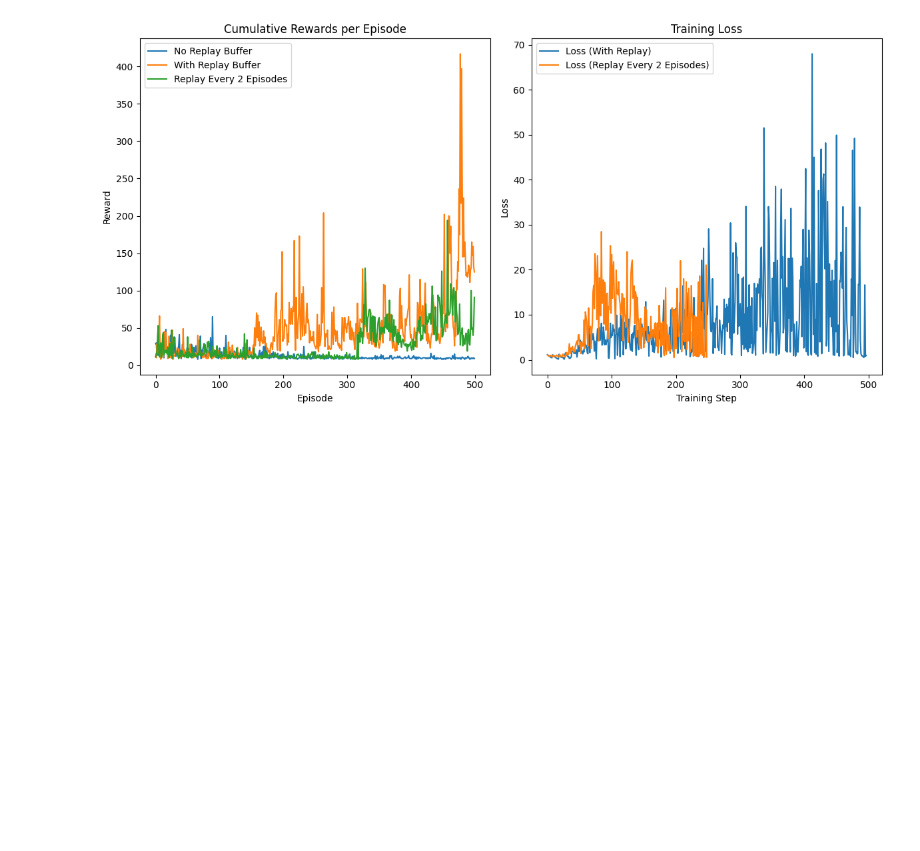
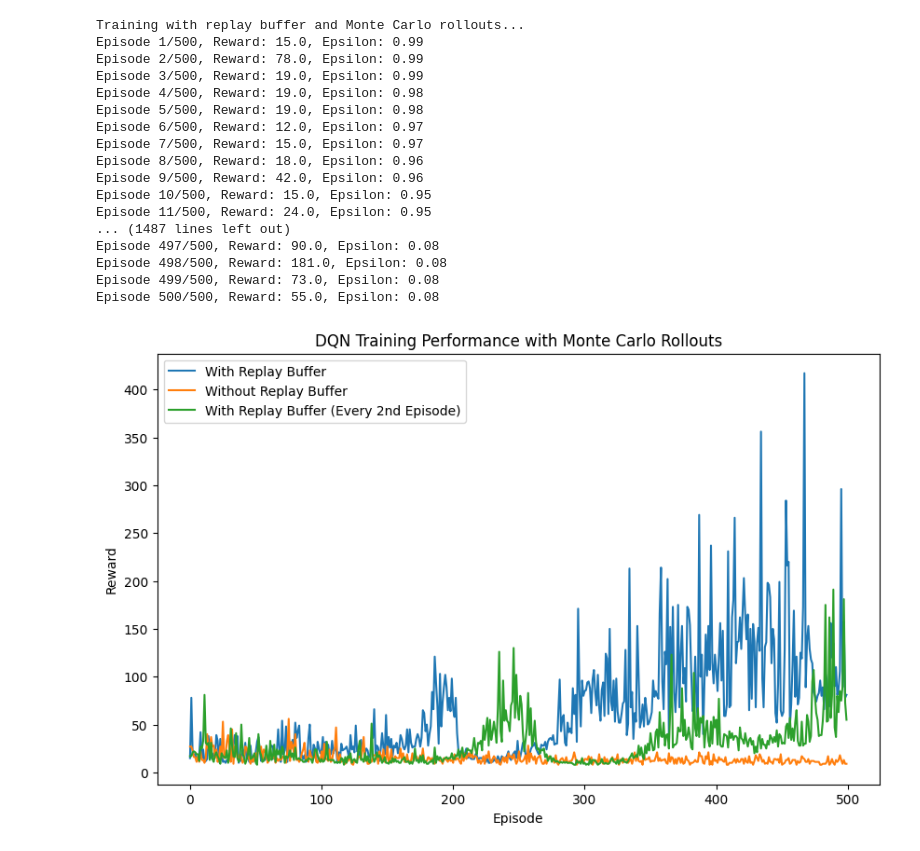
Before and after one commit to Anish1337/Cartpole, a Jupyter notebook: cartpole.ipynb, the cells around one changed output. Cells and saved outputs as stored; diff of their text form; code cells hidden in the pictures; blank space fills up the shorter version.

```diff
--- a/cartpole.ipynb
+++ b/cartpole.ipynb
@@ -243,26 +153,51 @@ rewards_with_replay_every_2, losses_with_replay_every_2 = train_agent(use_replay
-# %%
-
-# Plot results
-plt.figure(figsize=(12, 6))
-
-plt.subplot(1, 2, 1)
-plt.plot(rewards_no_replay, label="No Replay Buffer")
-plt.plot(rewards_with_replay, label="With Replay Buffer")
-plt.plot(rewards_with_replay_every_2, label="Replay Every 2 Episodes")
-plt.title("Cumulative Rewards per Episode")
-plt.xlabel("Episode")
-plt.ylabel("Reward")
-plt.legend()
-
-plt.subplot(1, 2, 2)
-plt.plot(losses_with_replay, label="Loss (With Replay)")
-plt.plot(losses_with_replay_every_2, label="Loss (Replay Every 2 Episodes)")
-plt.title("Training Loss")
-plt.xlabel("Training Step")
-plt.ylabel("Loss")
-plt.legend()
-
-plt.tight_layout()
-plt.show()
-# %% [output]
-[figure, removed]
+# %%
+# Graphs
+def plot_rewards(rewards_with_buffer, rewards_without_buffer, rewards_with_buffer_2nd):
+    plt.figure(figsize=(10, 6))
+    plt.plot(rewards_with_buffer, label="With Replay Buffer")
+    plt.plot(rewards_without_buffer, label="Without Replay Buffer")
+    plt.plot(rewards_with_buffer_2nd, label="With Replay Buffer (Every 2nd Episode)")
+    plt.xlabel("Episode")
+    plt.ylabel("Reward")
+    plt.title("DQN Training Performance with Monte Carlo Rollouts")
+    plt.legend()
+    plt.show()
+# %%
+
+# Main (train and plot)
+if __name__ == "__main__":
+    env = gym.make("CartPole-v1")
+
+    # Train with replay buffer
+    print("Training with replay buffer and Monte Carlo rollouts...")
+    rewards_with_buffer = train_dqn_monte_carlo(env, use_replay_buffer=True)
+
+    # Train without replay buffer
+    print("Training without replay buffer and Monte Carlo rollouts...")
+    rewards_without_buffer = train_dqn_monte_carlo(env, use_replay_buffer=False)
+
+    # Train with replay buffer, updating every 2nd episode
+    print("Training with replay buffer and Monte Carlo rollouts (every 2nd episode update)...")
+    rewards_with_buffer_2nd = train_dqn_monte_carlo(env, use_replay_buffer=True, train_every_2nd_episode=True)
+
+    # Plot results
+    plot_rewards(rewards_with_buffer, rewards_without_buffer, rewards_with_buffer_2nd)
+# %% [output]
+Training with replay buffer and Monte Carlo rollouts...
+Episode 1/500, Reward: 15.0, Epsilon: 0.99
+Episode 2/500, Reward: 78.0, Epsilon: 0.99
+Episode 3/500, Reward: 19.0, Epsilon: 0.99
+Episode 4/500, Reward: 19.0, Epsilon: 0.98
+Episode 5/500, Reward: 19.0, Epsilon: 0.98
+Episode 6/500, Reward: 12.0, Epsilon: 0.97
+Episode 7/500, Reward: 15.0, Epsilon: 0.97
+Episode 8/500, Reward: 18.0, Epsilon: 0.96
+Episode 9/500, Reward: 42.0, Epsilon: 0.96
+Episode 10/500, Reward: 15.0, Epsilon: 0.95
+Episode 11/500, Reward: 24.0, Epsilon: 0.95
+... (1487 lines left out)
+Episode 497/500, Reward: 90.0, Epsilon: 0.08
+Episode 498/500, Reward: 181.0, Epsilon: 0.08
+Episode 499/500, Reward: 73.0, Epsilon: 0.08
+Episode 500/500, Reward: 55.0, Epsilon: 0.08
+[figure, added]
```
Also changed, not shown: parts of 10 cells of this notebook.
